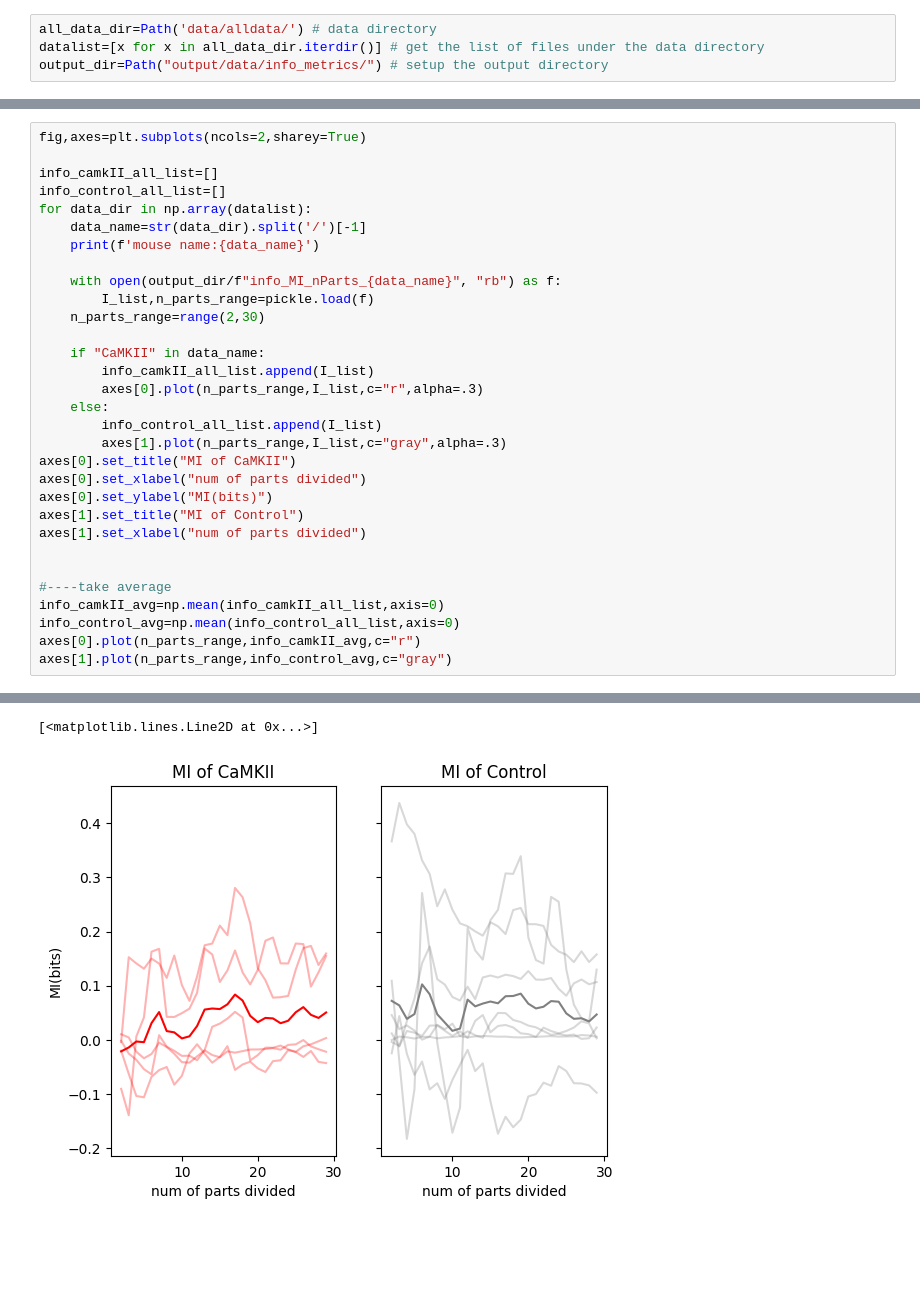
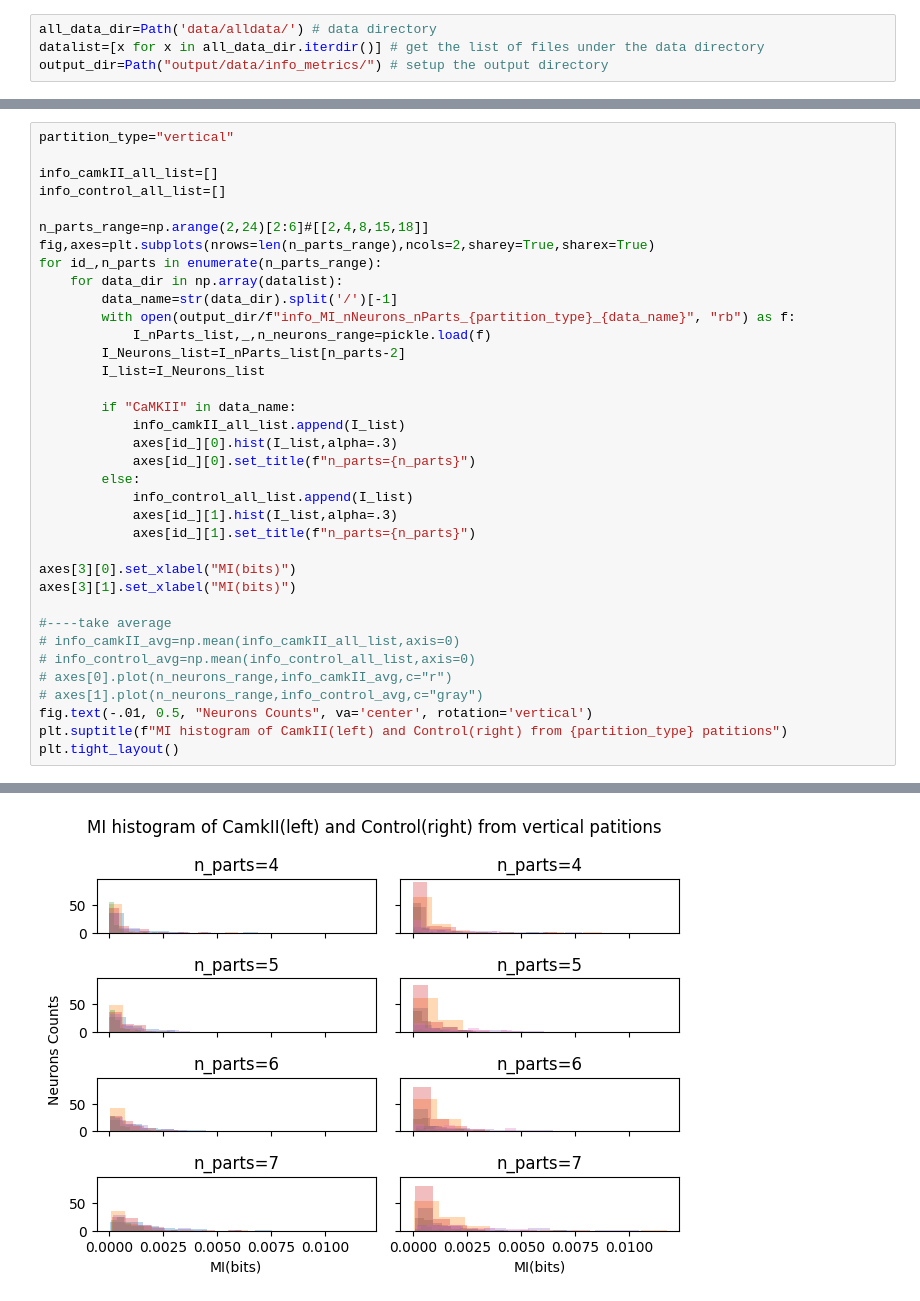
Before and after one commit to kisaragiRY/decoding-DG, a Jupyter notebook: notebooks/analysis_info_MI.ipynb, the cells around one changed output, grey strips where cells are left out. Cells and saved outputs as stored; diff of their text form; blank space fills up the shorter version.

```diff
--- a/notebooks/analysis_info_MI.ipynb
+++ b/notebooks/analysis_info_MI.ipynb
@@ -20,32 +24,37 @@ output_dir=Path("output/data/info_metrics/") # setup the output directory
 # %%
-fig,axes=plt.subplots(ncols=2,sharey=True)
+partition_type="vertical"
 
 info_camkII_all_list=[]
 info_control_all_list=[]
-for data_dir in np.array(datalist):
-    data_name=str(data_dir).split('/')[-1]
-    print(f'mouse name:{data_name}')
 
-    with open(output_dir/f"info_MI_nParts_{data_name}", "rb") as f:
-        I_list,n_parts_range=pickle.load(f)
-    n_parts_range=range(2,30)
+n_parts_range=np.arange(2,24)[2:6]#[[2,4,8,15,18]]
+fig,axes=plt.subplots(nrows=len(n_parts_range),ncols=2,sharey=True,sharex=True)
+for id_,n_parts in enumerate(n_parts_range):
+    for data_dir in np.array(datalist):
+        data_name=str(data_dir).split('/')[-1]
+        with open(output_dir/f"info_MI_nNeurons_nParts_{partition_type}_{data_name}", "rb") as f:
+            I_nParts_list,_,n_neurons_range=pickle.load(f)
+        I_Neurons_list=I_nParts_list[n_parts-2]
+        I_list=I_Neurons_list
 
-    if "CaMKII" in data_name:
-        info_camkII_all_list.append(I_list)
-        axes[0].plot(n_parts_range,I_list,c="r",alpha=.3)
-    else:
-        info_control_all_list.append(I_list)
-        axes[1].plot(n_parts_range,I_list,c="gray",alpha=.3)
-axes[0].set_title("MI of CaMKII")
-axes[0].set_xlabel("num of parts divided")
-axes[0].set_ylabel("MI(bits)")
-axes[1].set_title("MI of Control")
-axes[1].set_xlabel("num of parts divided")
+        if "CaMKII" in data_name:
+            info_camkII_all_list.append(I_list)
+            axes[id_][0].hist(I_list,alpha=.3)
+            axes[id_][0].set_title(f"n_parts={n_parts}")
+        else:
+            info_control_all_list.append(I_list)
+            axes[id_][1].hist(I_list,alpha=.3)
+            axes[id_][1].set_title(f"n_parts={n_parts}")
 
+axes[3][0].set_xlabel("MI(bits)")
+axes[3][1].set_xlabel("MI(bits)")
 
 #----take average
-info_camkII_avg=np.mean(info_camkII_all_list,axis=0)
-info_control_avg=np.mean(info_control_all_list,axis=0)
-axes[0].plot(n_parts_range,info_camkII_avg,c="r")
-axes[1].plot(n_parts_range,info_control_avg,c="gray")
+# info_camkII_avg=np.mean(info_camkII_all_list,axis=0)
+# info_control_avg=np.mean(info_control_all_list,axis=0)
+# axes[0].plot(n_neurons_range,info_camkII_avg,c="r")
+# axes[1].plot(n_neurons_range,info_control_avg,c="gray")
+fig.text(-.01, 0.5, "Neurons Counts", va='center', rotation='vertical')
+plt.suptitle(f"MI histogram of CamkII(left) and Control(right) from {partition_type} patitions")
+plt.tight_layout()
 # %% [output]
@@ -64,2 +61 @@ mouse name:081117 OF B6J M27-n1
-[<matplotlib.lines.Line2D at 0x...>]
-[figure, old version]
+[figure, new version]
```
Also changed, not shown: parts of 4 cells of this notebook, 1 other file.
